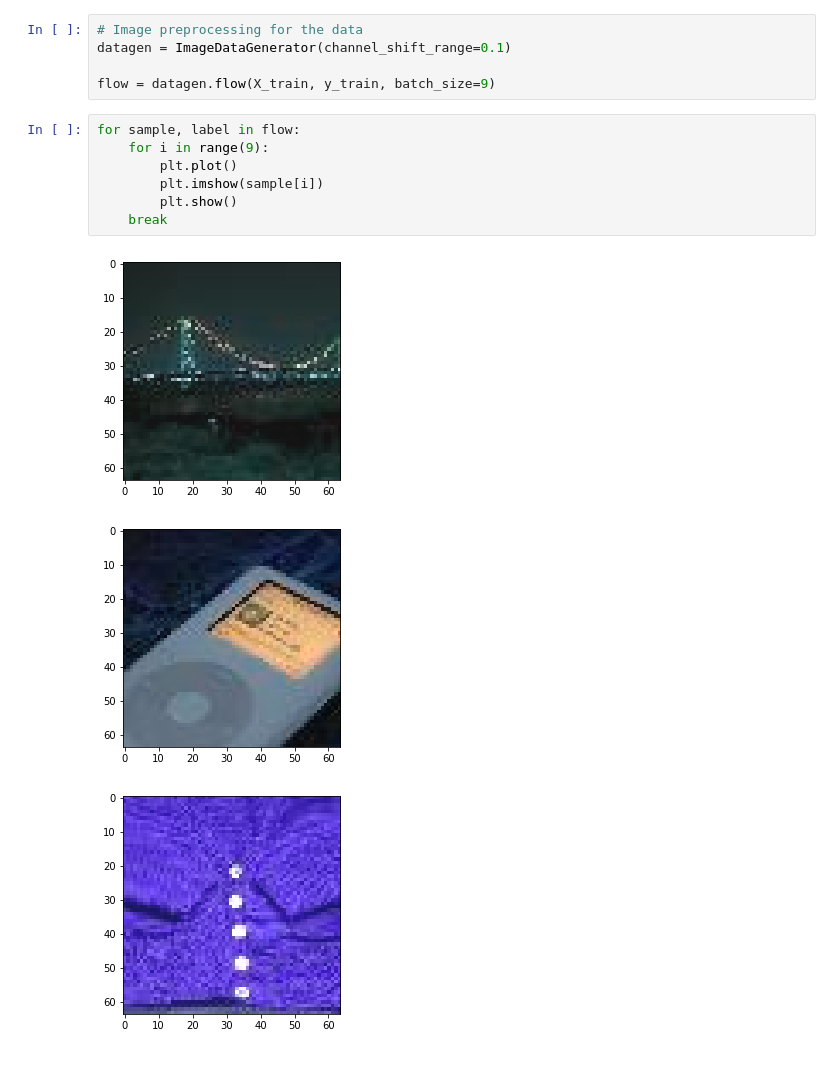
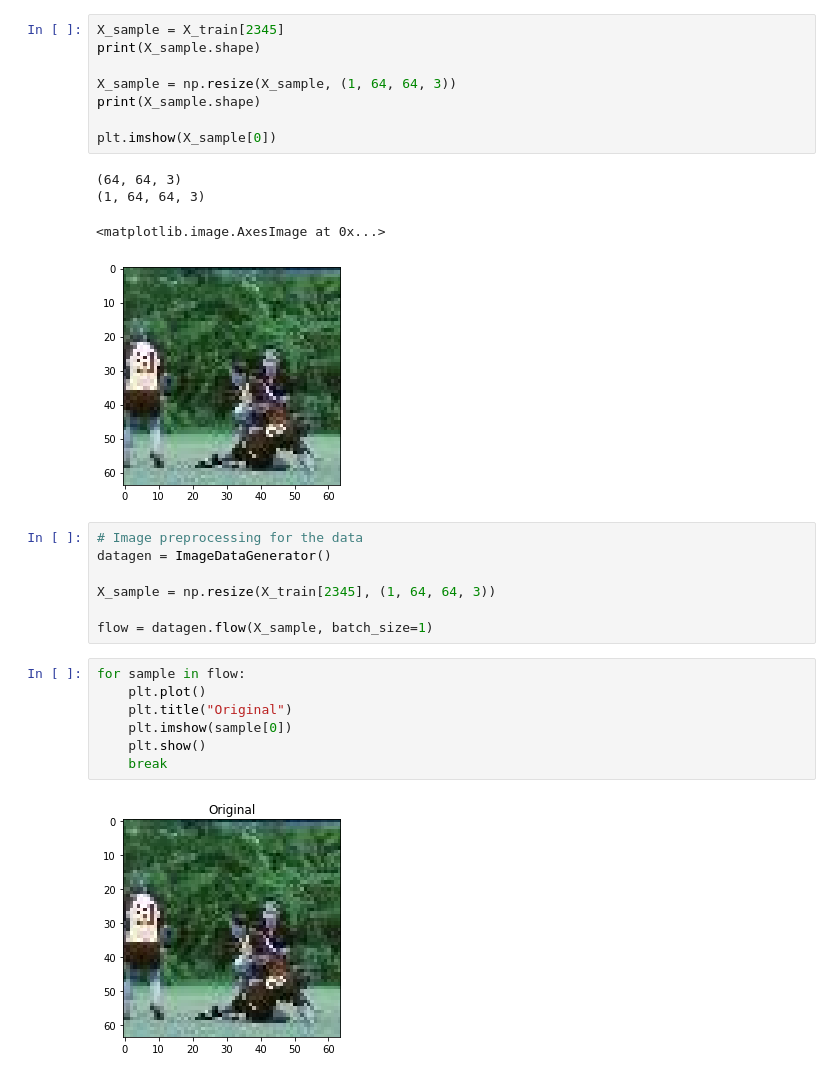
Before and after one commit to kevnnliu/cvproject-genclass, a Jupyter notebook: Data.ipynb, the cells around one changed output. Cells and saved outputs as stored; diff of their text form.

```diff
--- a/Data.ipynb
+++ b/Data.ipynb
@@ -53,16 +48,29 @@ Done
+# %%
+X_sample = X_train[2345]
+print(X_sample.shape)
+
+X_sample = np.resize(X_sample, (1, 64, 64, 3))
+print(X_sample.shape)
+
+plt.imshow(X_sample[0])
+# %% [output]
+(64, 64, 3)
+(1, 64, 64, 3)
+<matplotlib.image.AxesImage at 0x...>
+[figure, added]
 # %%
 # Image preprocessing for the data
-datagen = ImageDataGenerator(channel_shift_range=0.1)
+datagen = ImageDataGenerator()
 
-flow = datagen.flow(X_train, y_train, batch_size=9)
+X_sample = np.resize(X_train[2345], (1, 64, 64, 3))
+
+flow = datagen.flow(X_sample, batch_size=1)
 # %%
-for sample, label in flow:
-    for i in range(9):
-        plt.plot()
-        plt.imshow(sample[i])
-        plt.show()
+for sample in flow:
+    plt.plot()
+    plt.title("Original")
+    plt.imshow(sample[0])
+    plt.show()
     break
 # %% [output]
-[figure, old version]
+[figure, new version]
-[figure, removed]
-[figure, removed]
```
Also changed, not shown: parts of 5 cells of this notebook, 7 other files.
